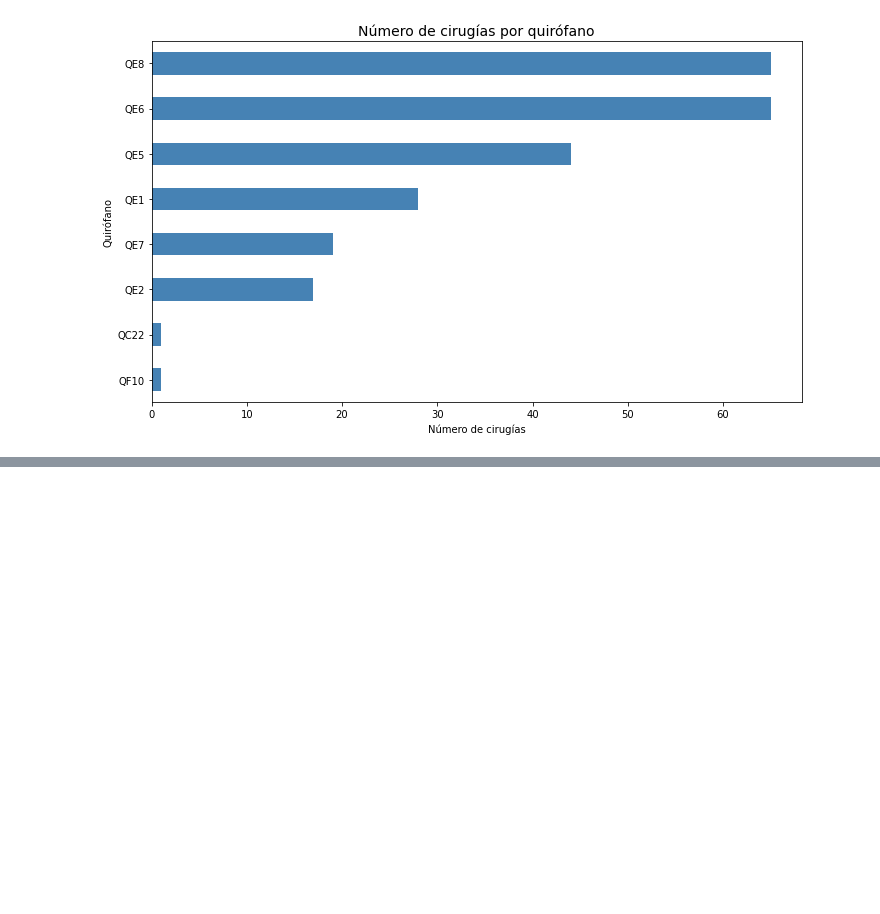
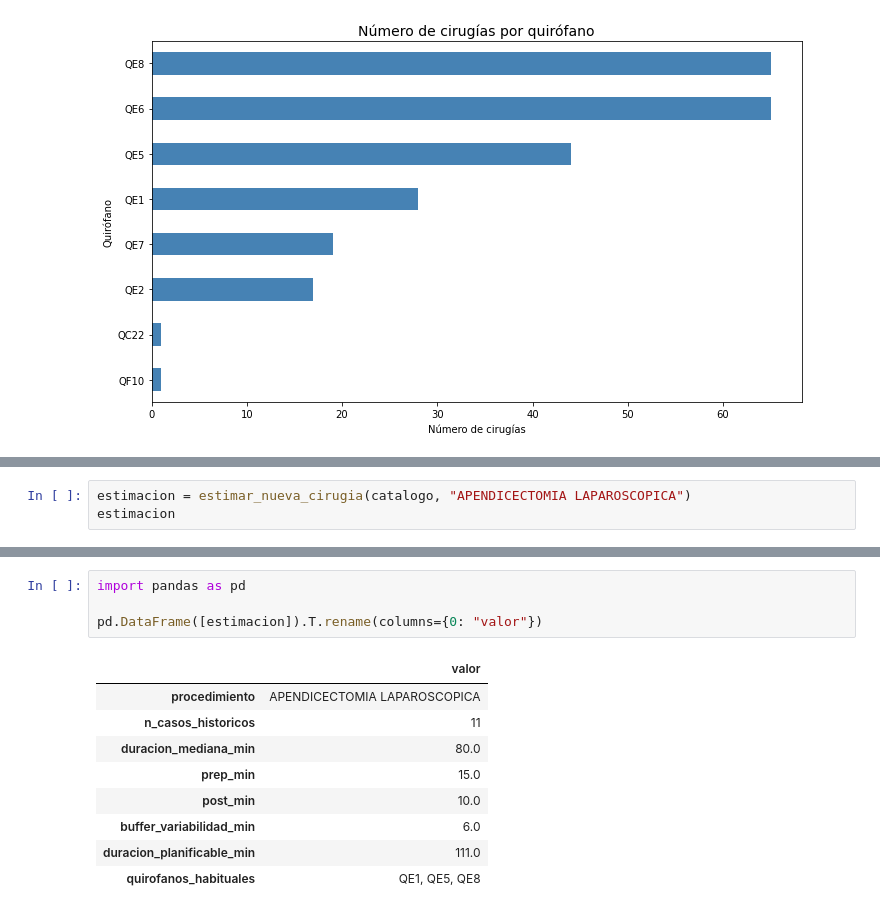
Before and after one commit to dmh1006/Proyecto_PR, a Jupyter notebook: analisis_quirofano.ipynb, the cells around one changed output, grey strips where cells are left out. Saved outputs shown, nothing was run; the diff lists cells and outputs as text; blank space fills up the shorter version.

```diff
--- a/analisis_quirofano.ipynb
+++ b/analisis_quirofano.ipynb
@@ -202,0 +207,3 @@ NameError: name 'preparar_dataset_funcional' is not defined
+# %%
+estimacion = estimar_nueva_cirugia(catalogo, "APENDICECTOMIA LAPAROSCOPICA")
+estimacion
@@ -202,0 +219,14 @@ NameError: name 'preparar_dataset_funcional' is not defined
+# %%
+import pandas as pd
+
+pd.DataFrame([estimacion]).T.rename(columns={0: "valor"})
+# %% [output]
+|  | valor |
+| procedimiento | APENDICECTOMIA LAPAROSCOPICA |
+| n_casos_historicos | 11 |
+| duracion_mediana_min | 80.0 |
+| prep_min | 15.0 |
+| post_min | 10.0 |
+| buffer_variabilidad_min | 6.0 |
+| duracion_planificable_min | 111.0 |
+| quirofanos_habituales | QE1, QE5, QE8 |
```
Also changed, not shown: parts of 6 cells of this notebook, 2 other files.
